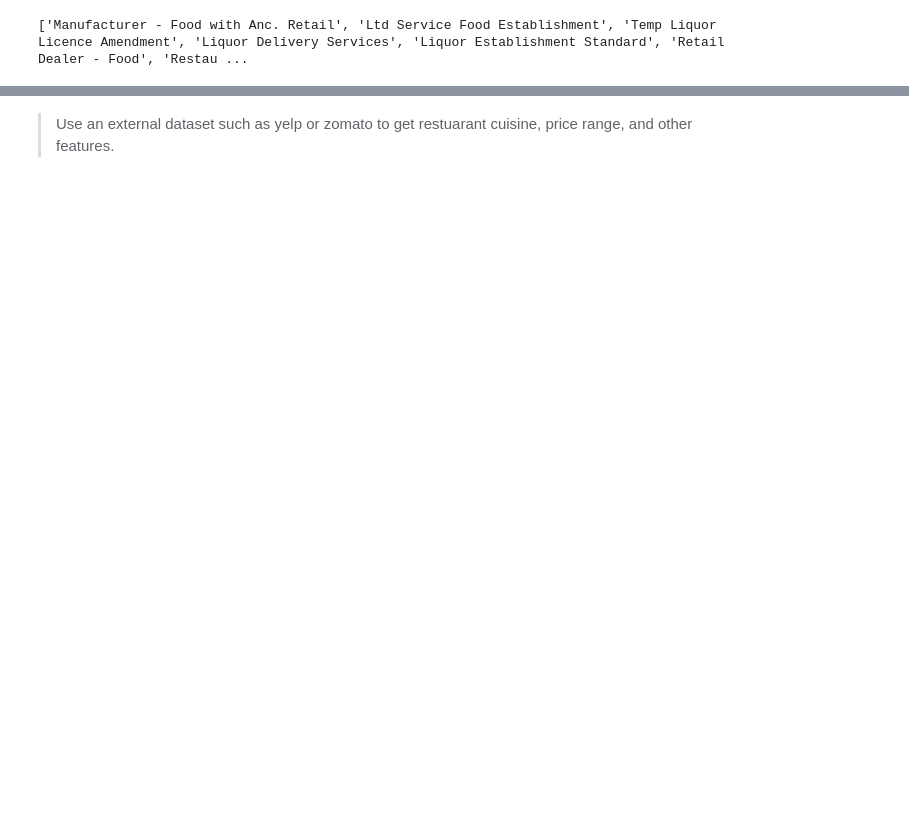
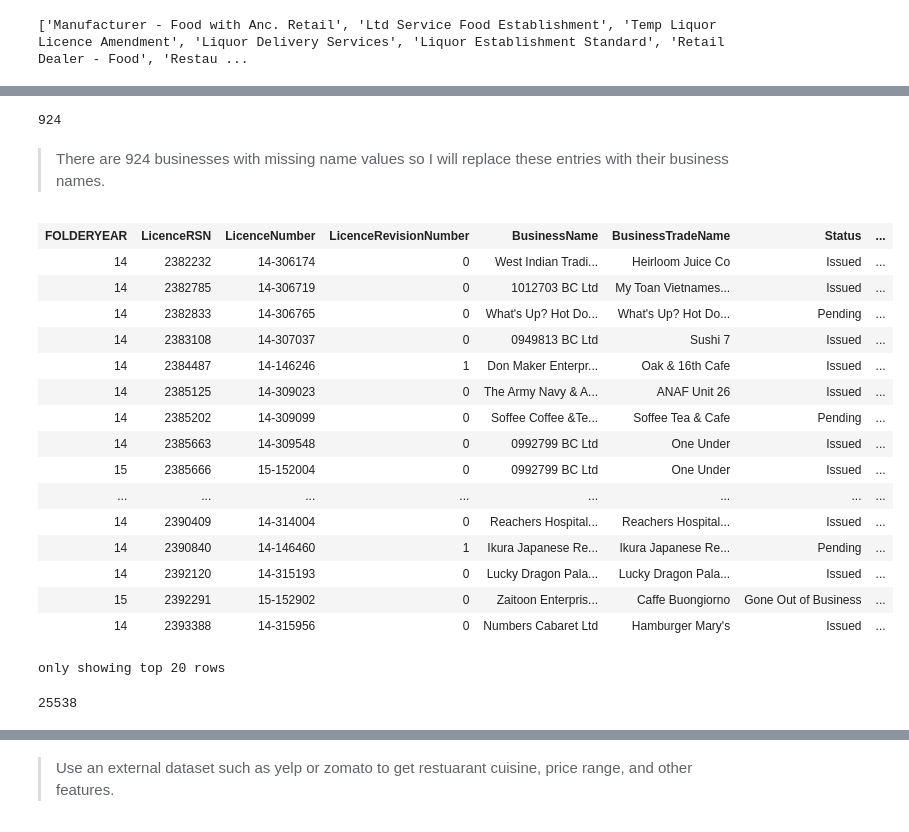
Before and after one commit to bradentam/vancouver_restaurants_project, a Jupyter notebook: eda.ipynb, the cells around one changed output, grey strips where cells are left out. Cells and saved outputs as stored; diff of their text form; code cells hidden in the pictures; blank space fills up the shorter version.

```diff
--- a/eda.ipynb
+++ b/eda.ipynb
@@ -121,9 +127,9 @@ print(newlist)
 # %% [output]
 ['Manufacturer - Food with Anc. Retail', 'Ltd Service Food Establishment', 'Temp Liquor Licence Amendment', 'Liquor Delivery Services', 'Liquor Establishment Standard', 'Retail Dealer - Food', 'Restau ...
 # %%
-restaurants_1 = (licences_df['BusinessType'] == 'Restaurant Class 1')
-restaurants_2 = (licences_df['BusinessType'] == 'Restaurant Class 2')
-restaurants_3 = (licences_df['BusinessType'] == 'Ltd Service Food Establishment')
+restaurants_1 = (licences_df.BusinessType == 'Restaurant Class 1')
+restaurants_2 = (licences_df.BusinessType == 'Restaurant Class 2')
+restaurants_3 = (licences_df.BusinessType == 'Ltd Service Food Establishment')
 
 
 licences_rest_df = licences_df.filter(restaurants_1 | restaurants_2 | restaurants_3)
@@ -129,0 +145,6 @@ licences_rest_df = licences_df.filter(restaurants_1 | restaurants_2 | restaurant
+# %%
+print(licences_rest_df.filter('BusinessTradeName is null').select('BusinessName').distinct().count())
+# %% [output]
+924
+# %% [markdown]
+> There are 924 businesses with missing name values so I will replace these entries with their business names.
@@ -129,0 +153,26 @@ licences_rest_df = licences_df.filter(restaurants_1 | restaurants_2 | restaurant
+# %%
+licences_rest_df = licences_rest_df.na.drop(subset = ['BusinessName'])
+# %%
+licences_rest_df
+# %% [output]
+| FOLDERYEAR | LicenceRSN | LicenceNumber | LicenceRevisionNumber | BusinessName | BusinessTradeName | Status | ... |
+| 14 | 2382232 | 14-306174 | 0 | West Indian Tradi... | Heirloom Juice Co | Issued | ... |
+| 14 | 2382785 | 14-306719 | 0 | 1012703 BC Ltd | My Toan Vietnames... | Issued | ... |
+| 14 | 2382833 | 14-306765 | 0 | What's Up? Hot Do... | What's Up? Hot Do... | Pending | ... |
+| 14 | 2383108 | 14-307037 | 0 | 0949813 BC Ltd | Sushi 7 | Issued | ... |
+| 14 | 2384487 | 14-146246 | 1 | Don Maker Enterpr... | Oak & 16th Cafe | Issued | ... |
+| 14 | 2385125 | 14-309023 | 0 | The Army Navy & A... | ANAF Unit 26 | Issued | ... |
+| 14 | 2385202 | 14-309099 | 0 | Soffee Coffee &Te... | Soffee Tea & Cafe | Pending | ... |
+| 14 | 2385663 | 14-309548 | 0 | 0992799 BC Ltd | One Under | Issued | ... |
+| 15 | 2385666 | 15-152004 | 0 | 0992799 BC Ltd | One Under | Issued | ... |
+| ... | ... | ... | ... | ... | ... | ... | ... |
+| 14 | 2390409 | 14-314004 | 0 | Reachers Hospital... | Reachers Hospital... | Issued | ... |
+| 14 | 2390840 | 14-146460 | 1 | Ikura Japanese Re... | Ikura Japanese Re... | Pending | ... |
+| 14 | 2392120 | 14-315193 | 0 | Lucky Dragon Pala... | Lucky Dragon Pala... | Issued | ... |
+| 15 | 2392291 | 15-152902 | 0 | Zaitoon Enterpris... | Caffe Buongiorno | Gone Out of Business | ... |
+| 14 | 2393388 | 14-315956 | 0 | Numbers Cabaret Ltd | Hamburger Mary's | Issued | ... |
+only showing top 20 rows
+# %%
+licences_rest_df.count()
+# %% [output]
+25538
```
Also changed, not shown: parts of 36 cells of this notebook.
